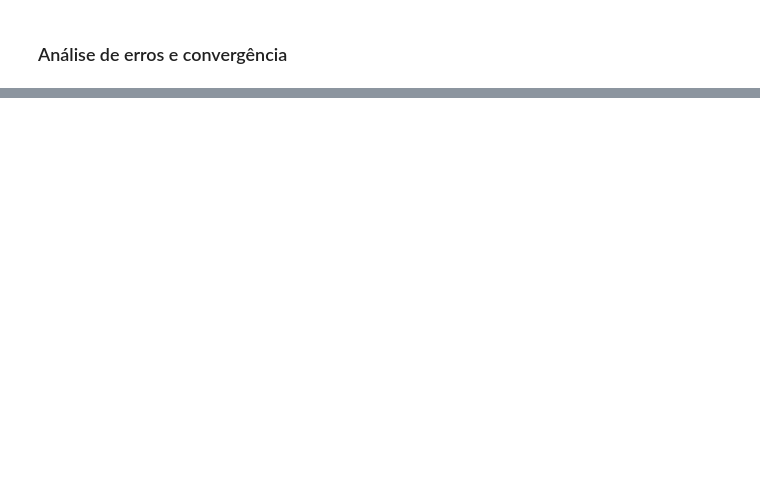
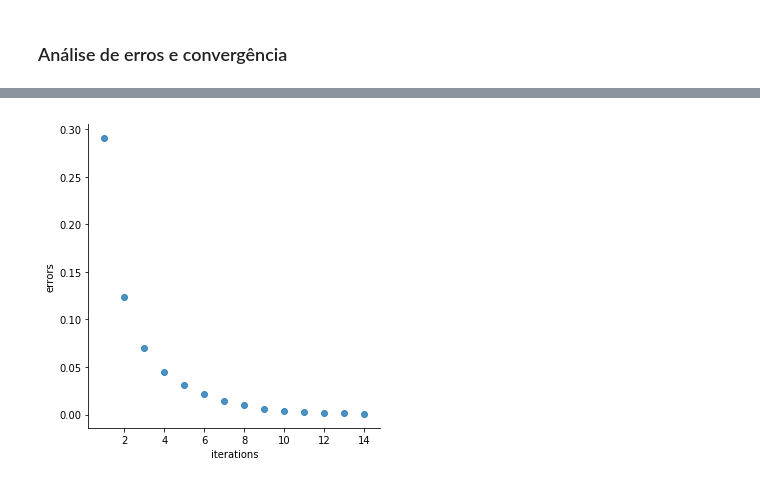
Before and after one commit to marianajo/laplaces-equation, a Jupyter notebook: code/solution.ipynb, the cells around one changed output, grey strips where cells are left out. Cells and saved outputs as stored; diff of their text form; code cells hidden in the pictures; blank space fills up the shorter version.

```diff
--- a/code/solution.ipynb
+++ b/code/solution.ipynb
@@ -205,0 +223,4 @@ plot_errors(jacobi["errors"])
+# %%
+plot_errors(gauss["errors"])
+# %% [output]
+[figure, added]
```
Also changed, not shown: parts of 10 cells of this notebook.
